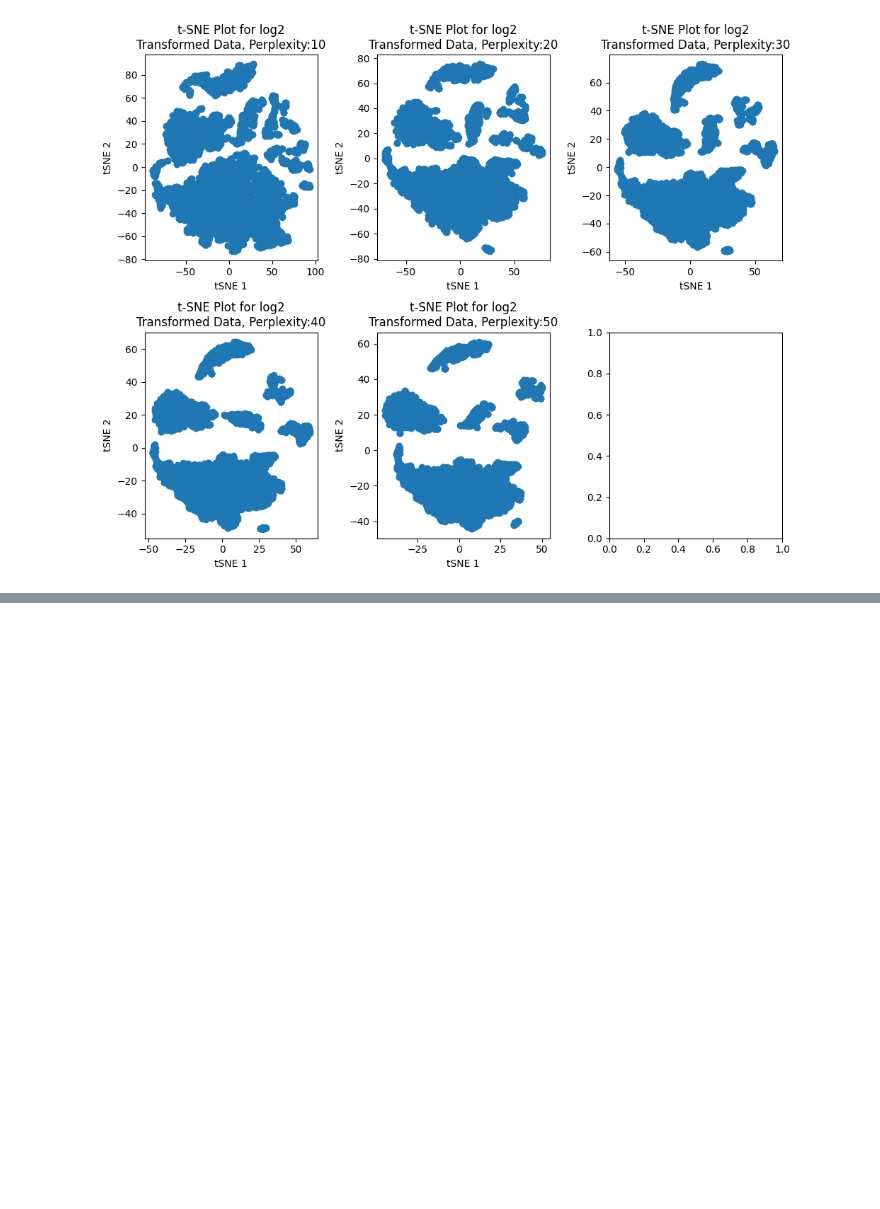
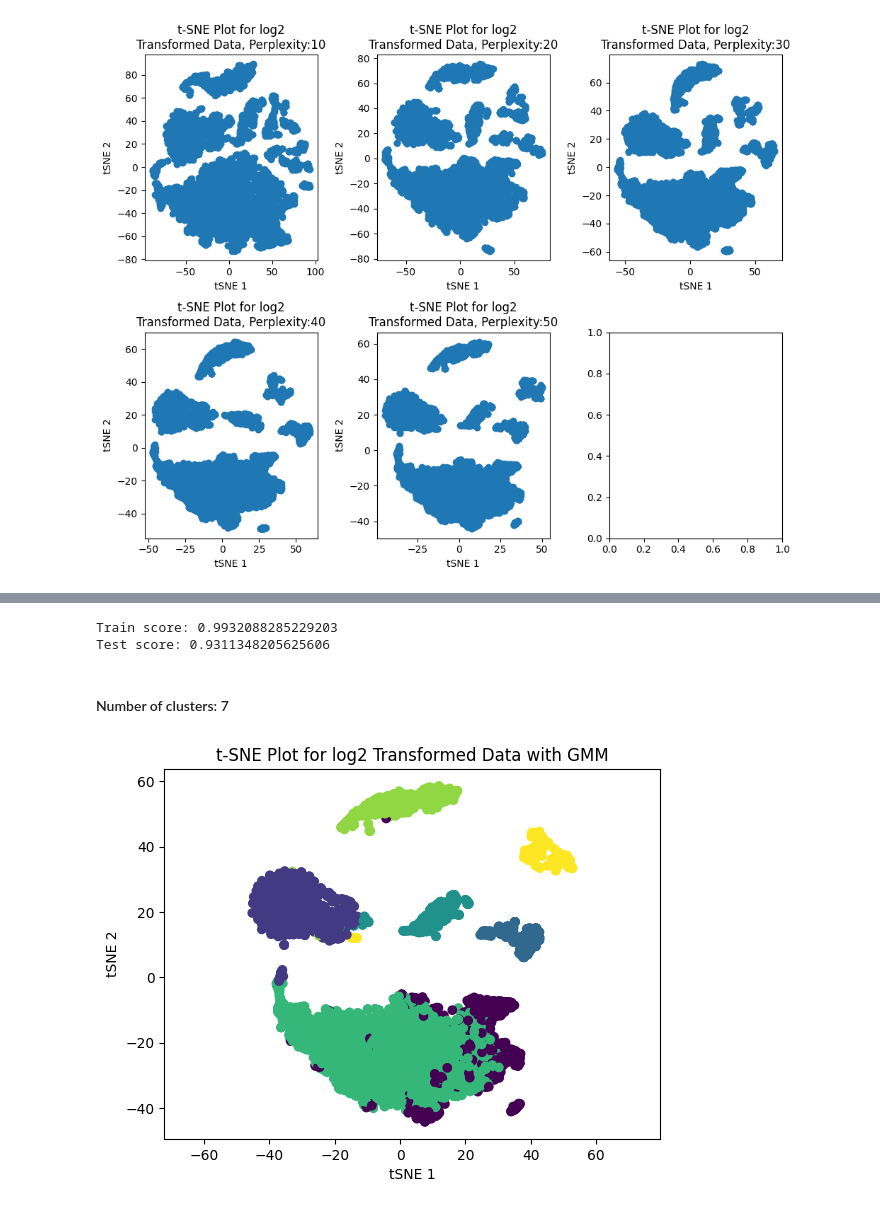
Before and after one commit to pipaber/Portfolio, a Jupyter notebook: posts/Naive_scRNA-Seq_analysis/naive_scrnaseq_analysis.ipynb, the cells around one changed output, grey strips where cells are left out. Saved outputs shown, nothing was run; the diff lists cells and outputs as text; code cells hidden in the pictures; blank space fills up the shorter version.

```diff
--- a/posts/Naive_scRNA-Seq_analysis/naive_scrnaseq_analysis.ipynb
+++ b/posts/Naive_scRNA-Seq_analysis/naive_scrnaseq_analysis.ipynb
@@ -155,0 +253,30 @@ plt.show()
+# %%
+log_reg = LogisticRegressionCV(cv=10,Cs=[0.01,0.1,1,10],penalty="l1",solver="liblinear",multi_class="ovr")
+
+log_reg.fit(X_train,y_train)
+
+print(f"Train score: {log_reg.score(X_train,y_train)}")
+print(f"Test score: {log_reg.score(X_test,y_test)}")
+# %% [output]
+Train score: 0.9932088285229203
+Test score: 0.9311348205625606
+# %% [markdown]
+#### Number of clusters: 7
+# %%
+np.random.seed(123)
+
+gmm = GaussianMixture(n_components=7, random_state=0, init_params='kmeans')
+clusters_gmm = gmm.fit_predict(pca_axes[:,0:50])
+
+tsne = TSNE(n_components=2, perplexity=50)
+
+x_tsne = tsne.fit_transform(pca_axes[:,0:50])
+
+plt.scatter(x_tsne[:,0], x_tsne[:,1], c=clusters_gmm)
+plt.xlabel('tSNE 1')
+plt.ylabel('tSNE 2')
+plt.title('t-SNE Plot for log2 Transformed Data with GMM')
+plt.axis('equal')
+plt.show()
+# %% [output]
+[figure, added]
```
Also changed, not shown: parts of 27 cells of this notebook.
